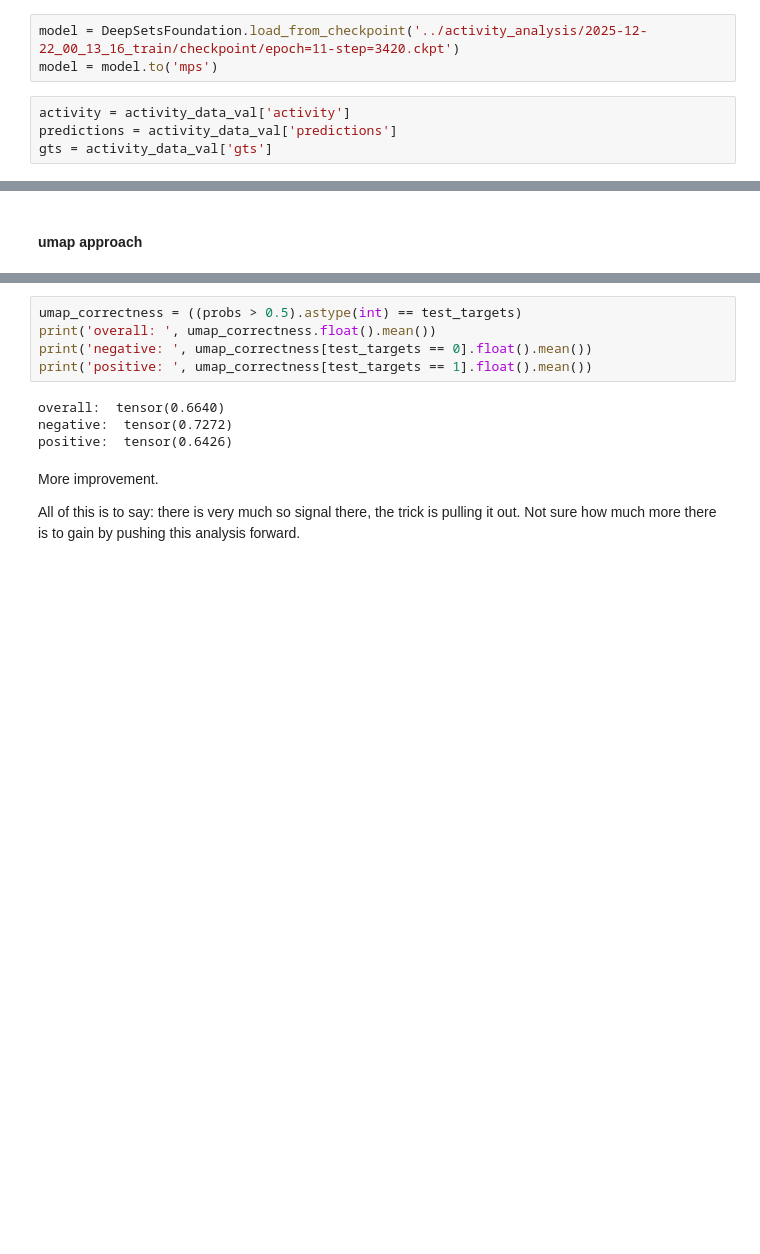
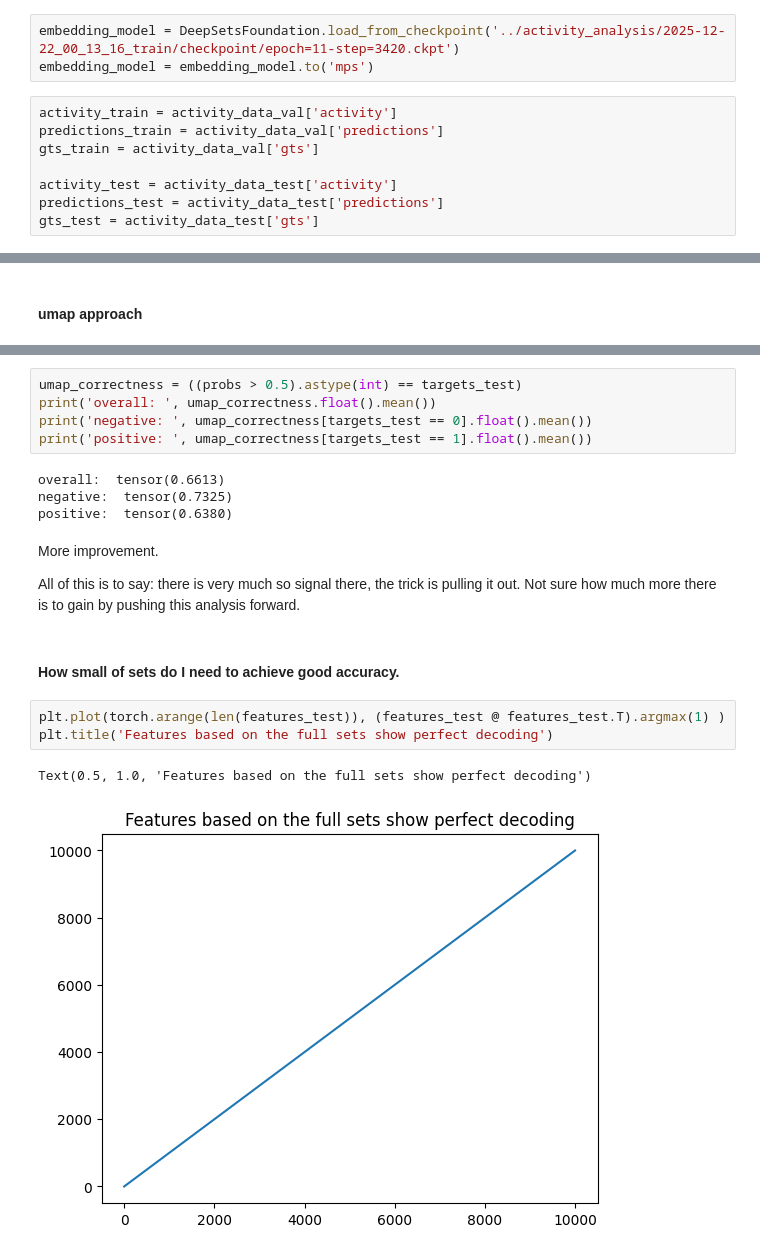
Before and after one commit to lrast/loss_function_learning, a Jupyter notebook: analysis/1.2-random_token_exploration.ipynb, the cells around one changed output, grey strips where cells are left out. Saved outputs shown, nothing was run; the diff lists cells and outputs as text; blank space fills up the shorter version.

```diff
--- a/analysis/1.2-random_token_exploration.ipynb
+++ b/analysis/1.2-random_token_exploration.ipynb
@@ -1569,8 +1578,12 @@ activity_data_val = torch.load('../activity_analysis/2025-12-21_14_23_08_data_ge
 # %%
-model = DeepSetsFoundation.load_from_checkpoint('../activity_analysis/2025-12-22_00_13_16_train/checkpoint/epoch=11-step=3420.ckpt')
-model = model.to('mps')
+embedding_model = DeepSetsFoundation.load_from_checkpoint('../activity_analysis/2025-12-22_00_13_16_train/checkpoint/epoch=11-step=3420.ckpt')
+embedding_model = embedding_model.to('mps')
 # %%
-activity = activity_data_val['activity']
-predictions = activity_data_val['predictions']
-gts = activity_data_val['gts']
+activity_train = activity_data_val['activity']
+predictions_train = activity_data_val['predictions']
+gts_train = activity_data_val['gts']
+
+activity_test = activity_data_test['activity']
+predictions_test = activity_data_test['predictions']
+gts_test = activity_data_test['gts']
 # %%
@@ -1677,13 +1687,21 @@ UMAP AUC: 0.7436
 # %%
-umap_correctness = ((probs > 0.5).astype(int) == test_targets)
+umap_correctness = ((probs > 0.5).astype(int) == targets_test)
 print('overall: ', umap_correctness.float().mean())
-print('negative: ', umap_correctness[test_targets == 0].float().mean())
-print('positive: ', umap_correctness[test_targets == 1].float().mean())
+print('negative: ', umap_correctness[targets_test == 0].float().mean())
+print('positive: ', umap_correctness[targets_test == 1].float().mean())
 # %% [output]
-overall:  tensor(0.6640)
-negative:  tensor(0.7272)
-positive:  tensor(0.6426)
+overall:  tensor(0.6613)
+negative:  tensor(0.7325)
+positive:  tensor(0.6380)
 # %% [markdown]
 More improvement.
 
 All of this is to say: there is very much so signal there, the trick is pulling it out. Not sure how much more there is to gain by pushing this analysis forward.
+# %% [markdown]
+#### How small of sets do I need to achieve good accuracy.
+# %%
+plt.plot(torch.arange(len(features_test)), (features_test @ features_test.T).argmax(1) )
+plt.title('Features based on the full sets show perfect decoding')
+# %% [output]
+Text(0.5, 1.0, 'Features based on the full sets show perfect decoding')
+[figure, added]
```
Also changed, not shown: parts of 72 cells of this notebook, 2 other files.
